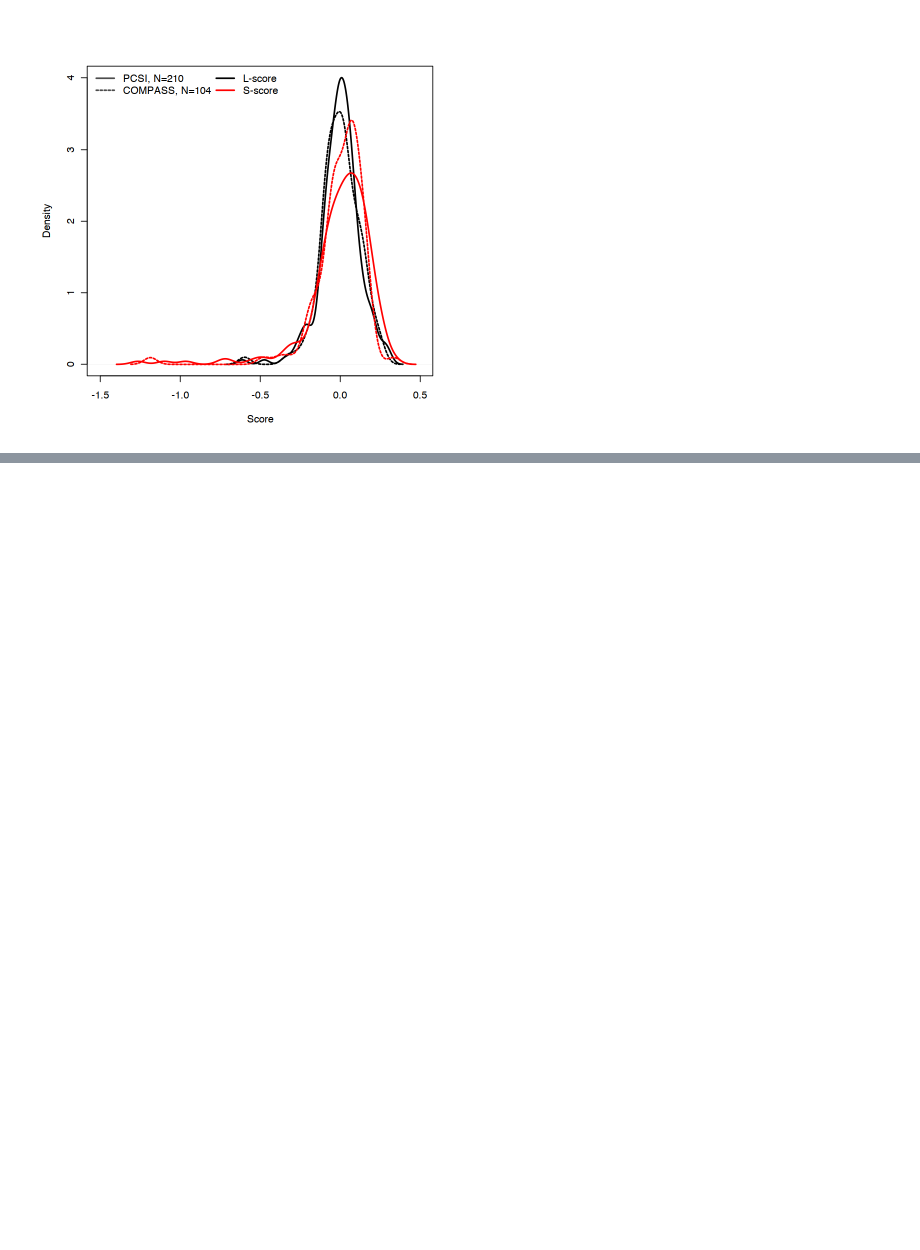
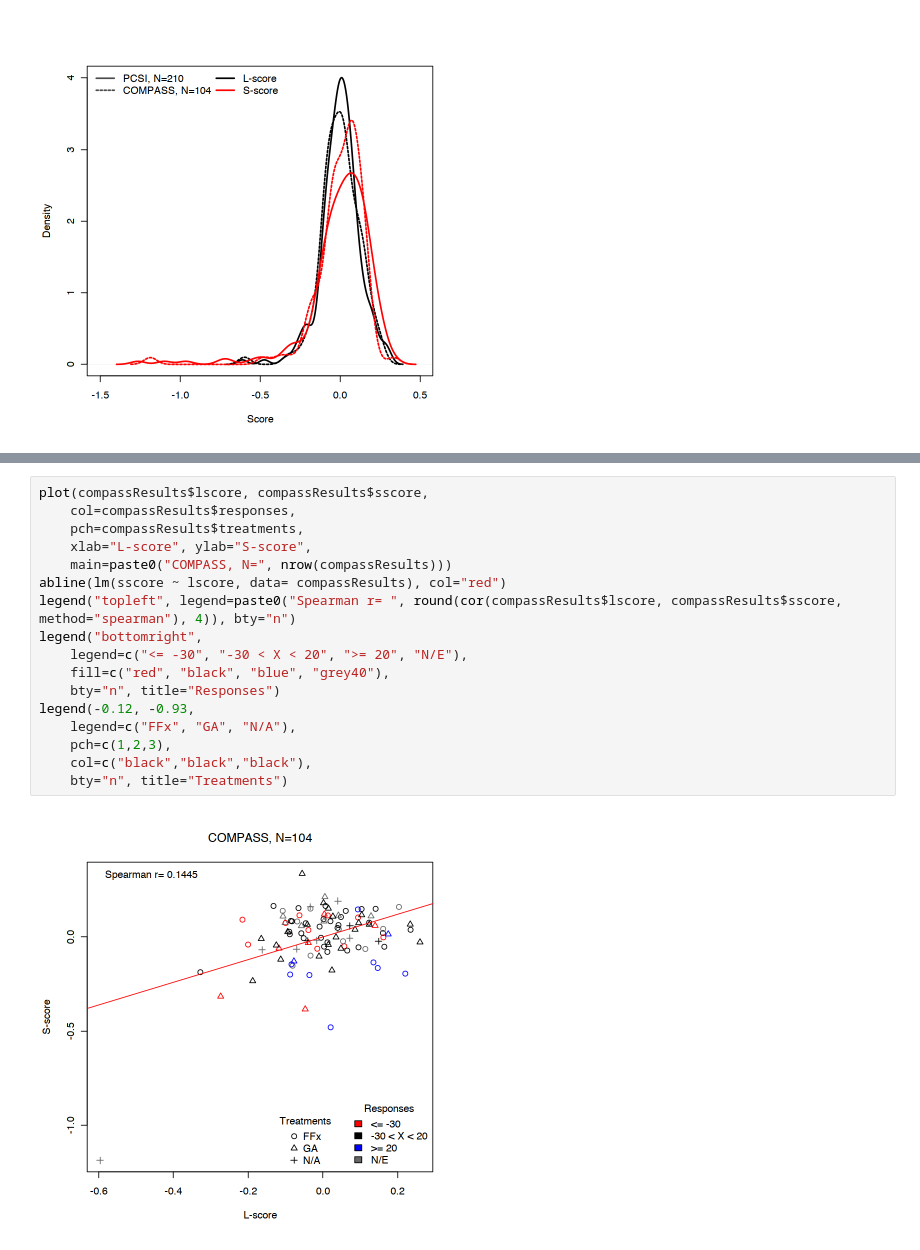
Before and after one commit to bhklab/RASDependencyScore, a Jupyter notebook: RASDSanalysis.ipynb, the cells around one changed output, grey strips where cells are left out. Saved outputs shown, nothing was run; the diff lists cells and outputs as text; blank space fills up the shorter version.

```diff
--- a/RASDSanalysis.ipynb
+++ b/RASDSanalysis.ipynb
@@ -101,0 +167,19 @@ legend("topleft", legend=c("PCSI, N=210", "COMPASS, N=104", "L-score", "S-score"
+# %%
+plot(compassResults$lscore, compassResults$sscore,
+    col=compassResults$responses,
+    pch=compassResults$treatments,
+    xlab="L-score", ylab="S-score",
+    main=paste0("COMPASS, N=", nrow(compassResults)))
+abline(lm(sscore ~ lscore, data= compassResults), col="red")
+legend("topleft", legend=paste0("Spearman r= ", round(cor(compassResults$lscore, compassResults$sscore, method="spearman"), 4)), bty="n")
+legend("bottomright",
+    legend=c("<= -30", "-30 < X < 20", ">= 20", "N/E"),
+    fill=c("red", "black", "blue", "grey40"),
+    bty="n", title="Responses")
+legend(-0.12, -0.93,
+    legend=c("FFx", "GA", "N/A"),
+    pch=c(1,2,3),
+    col=c("black","black","black"),
+    bty="n", title="Treatments")
+# %% [output]
+[figure, added]
```
Also changed, not shown: parts of 2 cells of this notebook, 1 other file.
